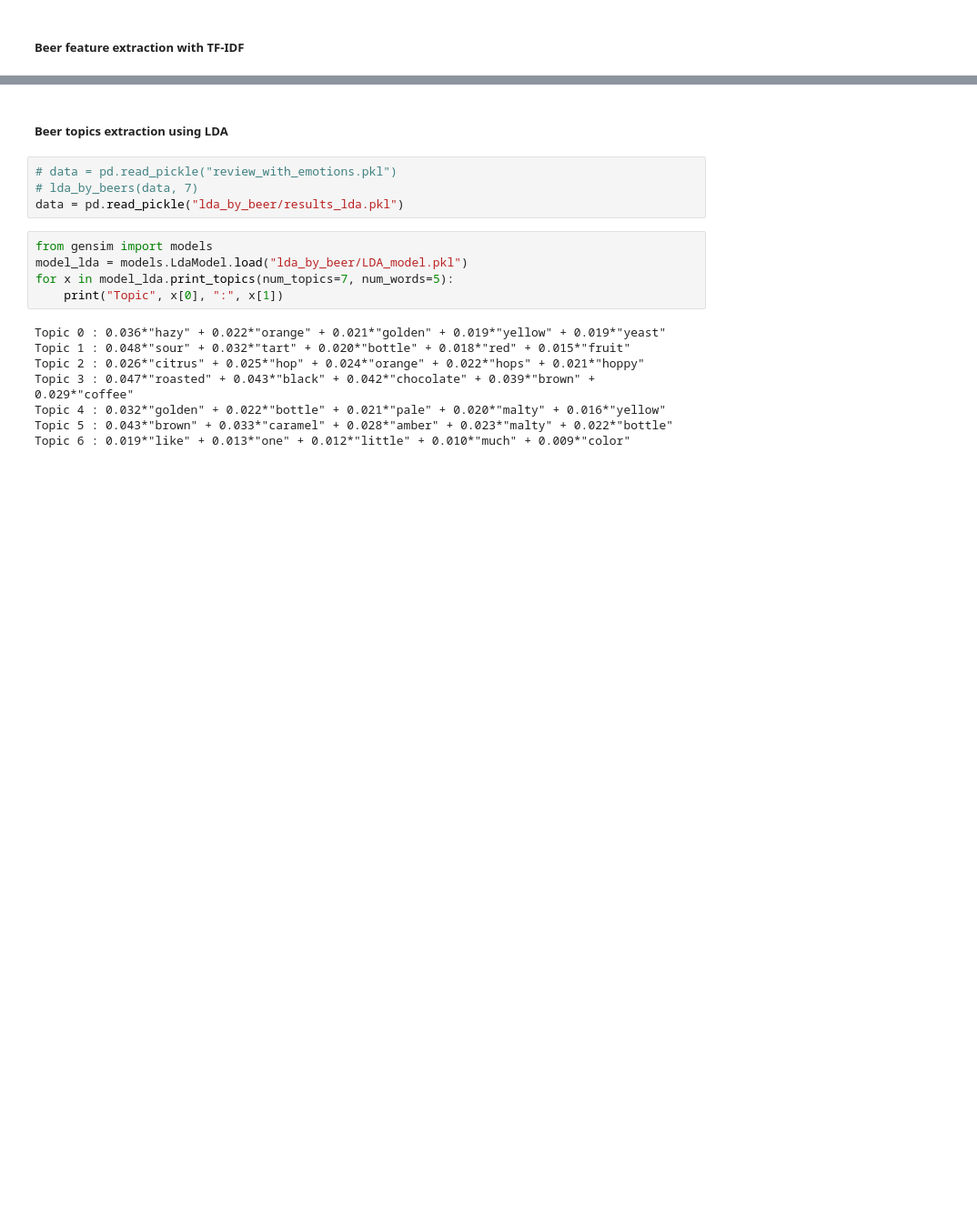
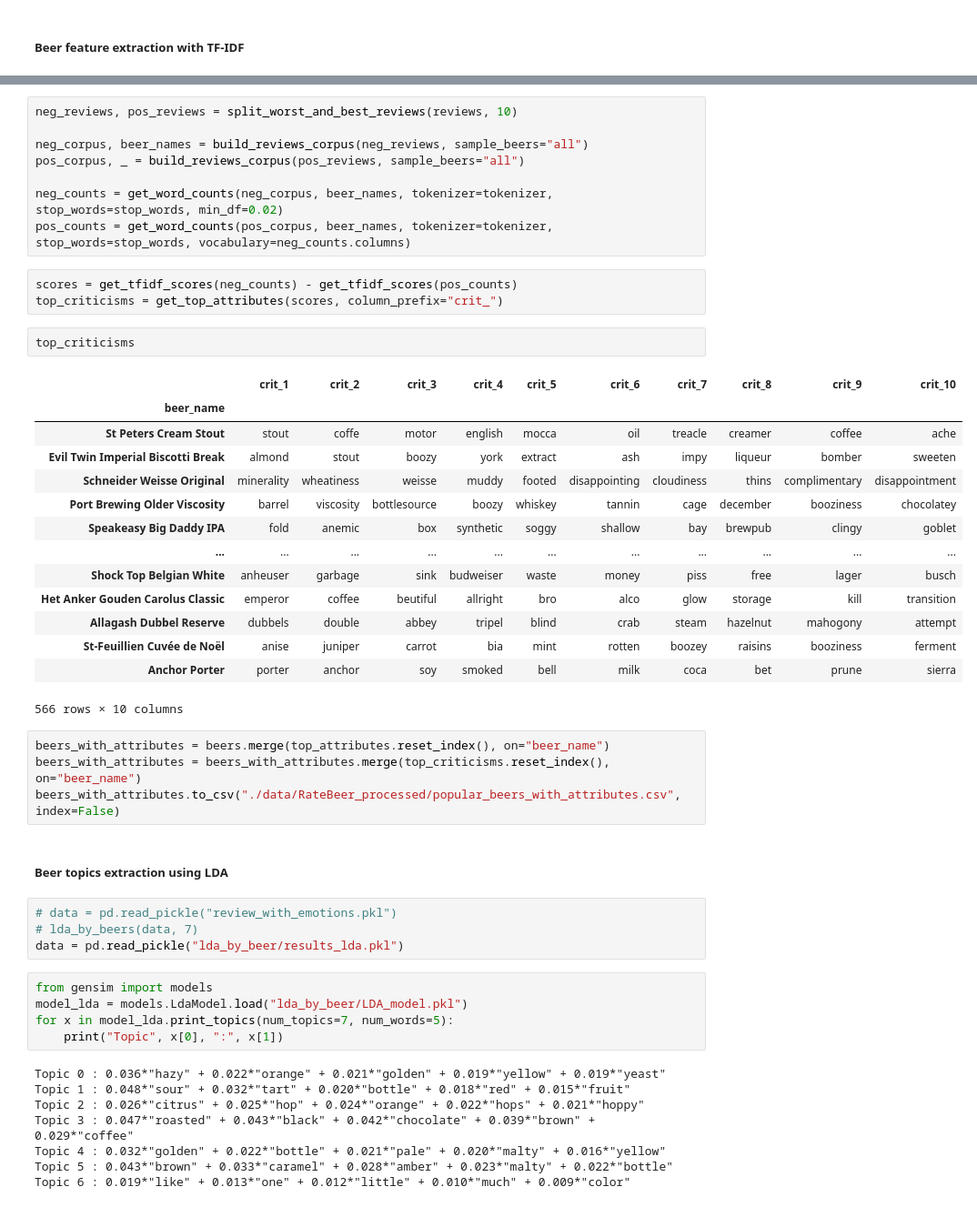
Before and after one commit to epfl-ada/ada-2024-project-awesomedataanalysts, a Jupyter notebook: milestone-3.ipynb, the cells around one changed output, grey strips where cells are left out. Shown: that part at 91% size. Saved outputs shown, nothing was run; the diff lists cells and outputs as text; blank space fills up the shorter version.

```diff
--- a/milestone-3.ipynb
+++ b/milestone-3.ipynb
@@ -32,3 +92,35 @@ enlgish_data = raw_data.loc[non_english_lines]
+# %%
+neg_reviews, pos_reviews = split_worst_and_best_reviews(reviews, 10)
+
+neg_corpus, beer_names = build_reviews_corpus(neg_reviews, sample_beers="all")
+pos_corpus, _ = build_reviews_corpus(pos_reviews, sample_beers="all")
+
+neg_counts = get_word_counts(neg_corpus, beer_names, tokenizer=tokenizer, stop_words=stop_words, min_df=0.02)
+pos_counts = get_word_counts(pos_corpus, beer_names, tokenizer=tokenizer, stop_words=stop_words, vocabulary=neg_counts.columns)
+# %%
+scores = get_tfidf_scores(neg_counts) - get_tfidf_scores(pos_counts)
+top_criticisms = get_top_attributes(scores, column_prefix="crit_")
+# %%
+top_criticisms
+# %% [output]
+|  | crit_1 | crit_2 | crit_3 | crit_4 | crit_5 | crit_6 | crit_7 | crit_8 | crit_9 | crit_10 |
+| beer_name |  |  |  |  |  |  |  |  |  |  |
+| St Peters Cream Stout | stout | coffe | motor | english | mocca | oil | treacle | creamer | coffee | ache |
+| Evil Twin Imperial Biscotti Break | almond | stout | boozy | york | extract | ash | impy | liqueur | bomber | sweeten |
+| Schneider Weisse Original | minerality | wheatiness | weisse | muddy | footed | disappointing | cloudiness | thins | complimentary | disappointment |
+| Port Brewing Older Viscosity | barrel | viscosity | bottlesource | boozy | whiskey | tannin | cage | december | booziness | chocolatey |
+| Speakeasy Big Daddy IPA | fold | anemic | box | synthetic | soggy | shallow | bay | brewpub | clingy | goblet |
+| ... | ... | ... | ... | ... | ... | ... | ... | ... | ... | ... |
+| Shock Top Belgian White | anheuser | garbage | sink | budweiser | waste | money | piss | free | lager | busch |
+| Het Anker Gouden Carolus Classic | emperor | coffee | beutiful | allright | bro | alco | glow | storage | kill | transition |
+| Allagash Dubbel Reserve | dubbels | double | abbey | tripel | blind | crab | steam | hazelnut | mahogony | attempt |
+| St-Feuillien Cuvée de Noël | anise | juniper | carrot | bia | mint | rotten | boozey | raisins | booziness | ferment |
+| Anchor Porter | porter | anchor | soy | smoked | bell | milk | coca | bet | prune | sierra |
+566 rows × 10 columns
+# %%
+beers_with_attributes = beers.merge(top_attributes.reset_index(), on="beer_name")
+beers_with_attributes = beers_with_attributes.merge(top_criticisms.reset_index(), on="beer_name")
+beers_with_attributes.to_csv("./data/RateBeer_processed/popular_beers_with_attributes.csv", index=False)
 # %% [markdown]
 ##### Beer topics extraction using LDA
 # %%
```
Also changed, not shown: parts of 8 cells of this notebook, 2 other files.
